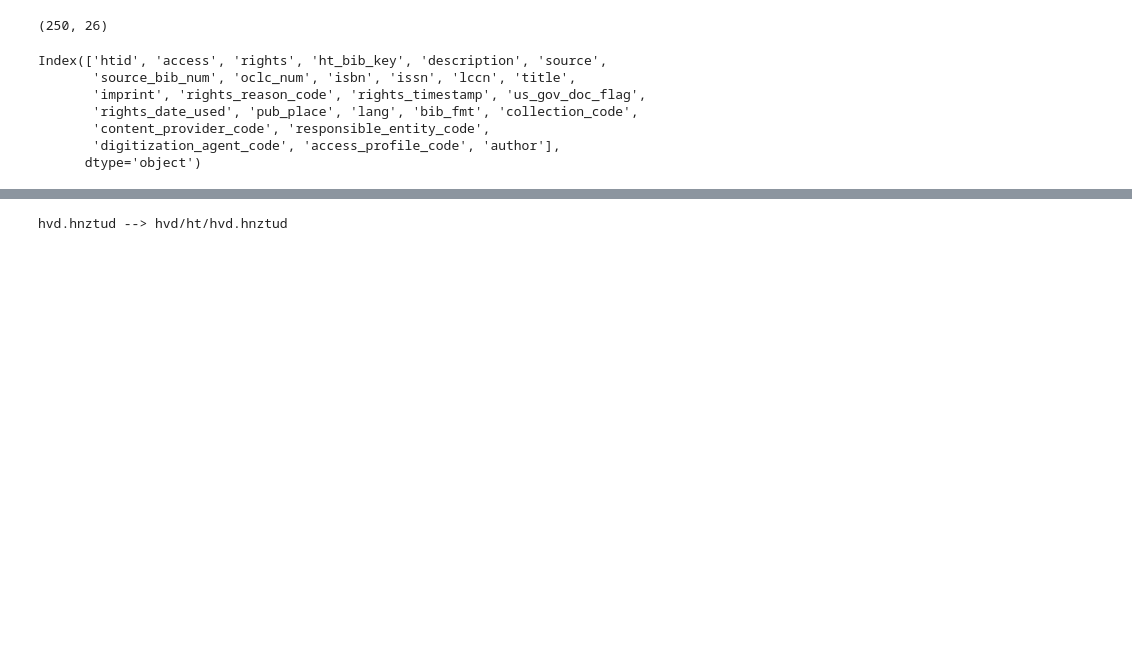
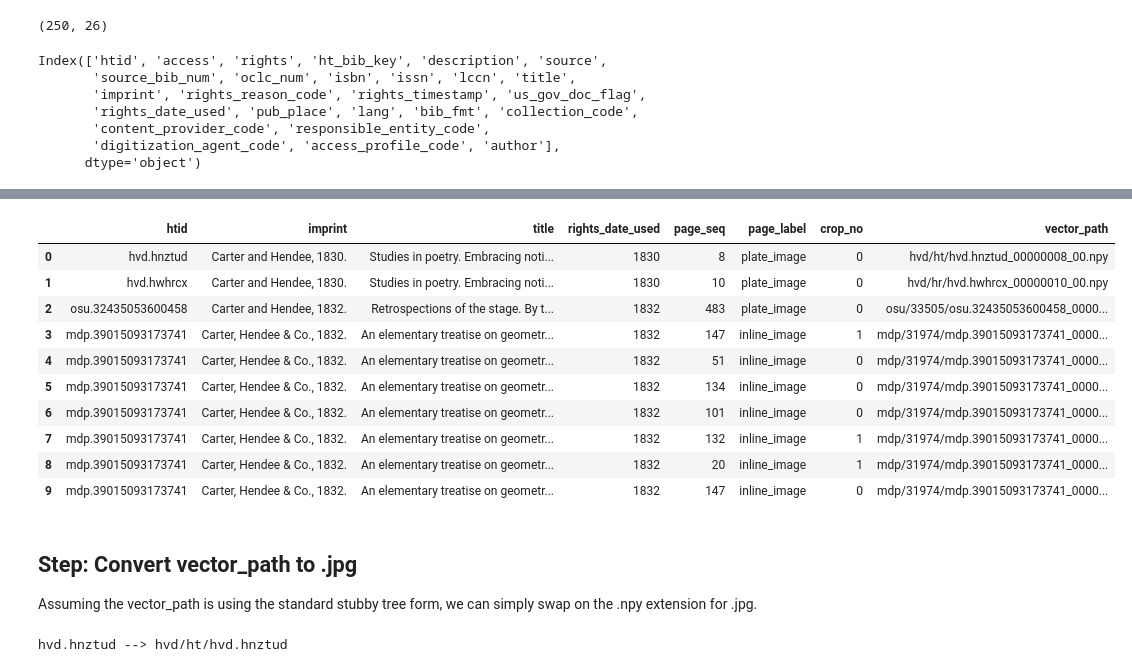
Before and after one commit to StephenKrewson/hathi-images, a Jupyter notebook: query_to_pixplot.ipynb, the cells around one changed output, grey strips where cells are left out. Saved outputs shown, nothing was run; the diff lists cells and outputs as text; code cells hidden in the pictures; blank space fills up the shorter version.

Commit message:
wow, using merge is SO FAST. like seconds of time

```diff
--- a/query_to_pixplot.ipynb
+++ b/query_to_pixplot.ipynb
@@ -23,12 +23,12 @@ from glob import glob
 # These files are available in the Zenodo repository: http://zenodo.org/record/3940528#.XyRNSZ5KjIU
 
 # 1. Hathifile subset, for performing basic metadata queries
-HATHIFILE = "/home/stephen-krewson/project-hathi-images/datafiles/google_ids_1800-1850.txt.gz"
-HATHICOLS = "/home/stephen-krewson/project-hathi-images/datafiles/hathi_field_list.txt"
+HATHIFILE = "/home/stephen-krewson/project-hathi-images/datafiles/1800-1850_hathifile.txt.gz"
+HATHICOLS = "/home/stephen-krewson/project-hathi-images/datafiles/hathifile_columns.txt"
 
-# 2. Flat file of all 2.5m "regions of interest" (illustrations)
-# TODO: should I use gzip on this?
-ROIFILE = "/home/stephen-krewson/project-hathi-images/datafiles/early-19C-illustrations_metadata.csv"
+# 2. Flat file of all 2.5m "regions of interest" (illustrations). Compression takes it from 200 MB to 23 MB!
+# TODO: Rename these files and reupload into Zenodo with script
+ROIFILE = "/home/stephen-krewson/project-hathi-images/datafiles/1800-1850_roi-table.csv.gz"
 # %%
 # Test that the files exist
 !stat $HATHIFILE
@@ -144,0 +124,4 @@ Since the dataset is stored using a stubby tree, we need utilities for working w
+# %%
+# Define the columns we want to view/keep from the Hathifile; show a sample
+hf_cols = ['htid', search_col, 'title', 'rights_date_used']
+df[hf_cols].sample(10)
@@ -144,0 +140,3 @@ Since the dataset is stored using a stubby tree, we need utilities for working w
+# %%
+# Now merge on htids -- just a few seconds to read! compression inferred automatically!
+df_rois = pd.read_csv(ROIFILE)
@@ -145,3 +157,27 @@ Since the dataset is stored using a stubby tree, we need utilities for working w
+# %%
+# Now merge on htid
+# https://towardsdatascience.com/guide-to-big-data-joins-python-sql-pandas-spark-dask-51b7f4fec810
+
+# there are duplicate ids in df_rois, because each htid has many pages and ROIs potentially
+df_merged = pd.merge(df[hf_cols], df_rois, on='htid', how='inner', validate='one_to_many')
+# %%
+df_merged.head(10)
+# %% [output]
+|  | htid | imprint | title | rights_date_used | page_seq | page_label | crop_no | vector_path |
+| 0 | hvd.hnztud | Carter and Hendee, 1830. | Studies in poetry. Embracing noti... | 1830 | 8 | plate_image | 0 | hvd/ht/hvd.hnztud_00000008_00.npy |
+| 1 | hvd.hwhrcx | Carter and Hendee, 1830. | Studies in poetry. Embracing noti... | 1830 | 10 | plate_image | 0 | hvd/hr/hvd.hwhrcx_00000010_00.npy |
+| 2 | osu.32435053600458 | Carter and Hendee, 1832. | Retrospections of the stage. By t... | 1832 | 483 | plate_image | 0 | osu/33505/osu.32435053600458_0000... |
+| 3 | mdp.39015093173741 | Carter, Hendee & Co., 1832. | An elementary treatise on geometr... | 1832 | 147 | inline_image | 1 | mdp/31974/mdp.39015093173741_0000... |
+| 4 | mdp.39015093173741 | Carter, Hendee & Co., 1832. | An elementary treatise on geometr... | 1832 | 51 | inline_image | 0 | mdp/31974/mdp.39015093173741_0000... |
+| 5 | mdp.39015093173741 | Carter, Hendee & Co., 1832. | An elementary treatise on geometr... | 1832 | 134 | inline_image | 0 | mdp/31974/mdp.39015093173741_0000... |
+| 6 | mdp.39015093173741 | Carter, Hendee & Co., 1832. | An elementary treatise on geometr... | 1832 | 101 | inline_image | 0 | mdp/31974/mdp.39015093173741_0000... |
+| 7 | mdp.39015093173741 | Carter, Hendee & Co., 1832. | An elementary treatise on geometr... | 1832 | 132 | inline_image | 1 | mdp/31974/mdp.39015093173741_0000... |
+| 8 | mdp.39015093173741 | Carter, Hendee & Co., 1832. | An elementary treatise on geometr... | 1832 | 20 | inline_image | 1 | mdp/31974/mdp.39015093173741_0000... |
+| 9 | mdp.39015093173741 | Carter, Hendee & Co., 1832. | An elementary treatise on geometr... | 1832 | 147 | inline_image | 0 | mdp/31974/mdp.39015093173741_0000... |
+# %% [markdown]
+## Step: Convert vector_path to .jpg
+
+Assuming the vector_path is using the standard stubby tree form, we can simply swap on the .npy extension for .jpg.
 # %%
 # Utility functions from Hathi's feature datasets
 # https://github.com/htrc/htrc-feature-reader/blob/39010fd41c049f4f86b9c8ff4a44e000217093c2/htrc_features/utils.py
```
Also changed, not shown: parts of 5 cells of this notebook.
